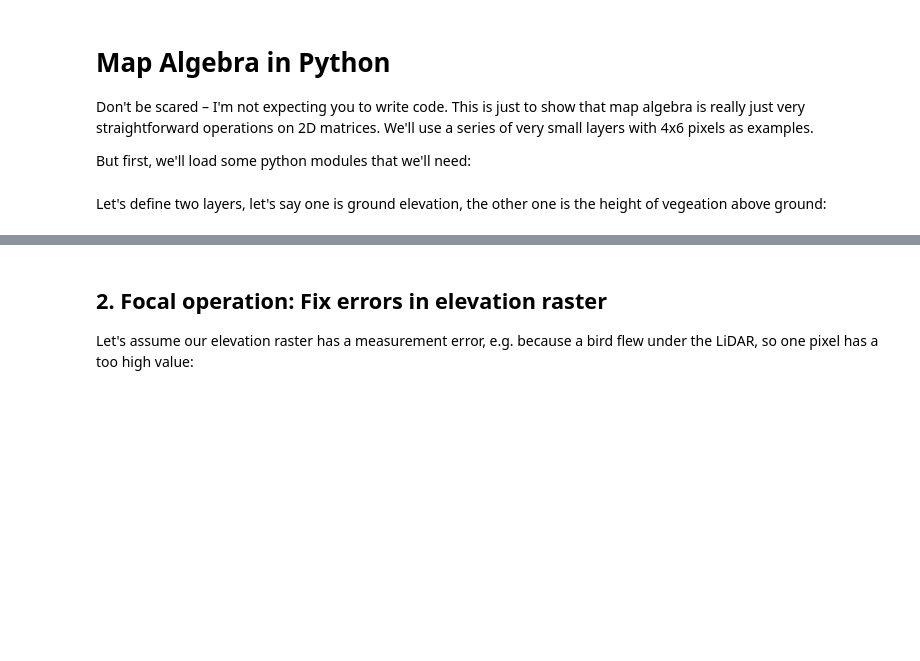
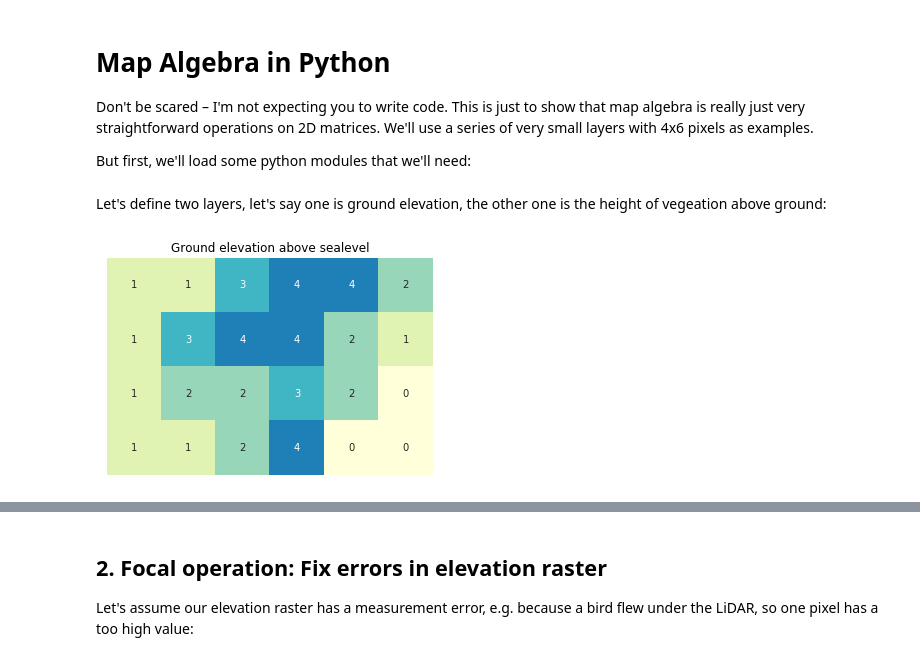
Before and after one commit to crstn/Map-Algebra-in-Python, a Jupyter notebook: Map Algebra in Python.ipynb, the cells around one changed output, grey strips where cells are left out. Drawn from its saved outputs; the diff is of its cells as text; code cells hidden in the pictures; blank space fills up the shorter version.

```diff
--- a/Map Algebra in Python.ipynb
+++ b/Map Algebra in Python.ipynb
@@ -22,5 +22,8 @@ vegetation = np.array([ [0, 1, 1, 1, 1, 2],
                        [ 0, 1, 2, 3, 4, 0],
                        [ 0, 1, 0, 1, 0, 0]])
 # %%
-sns.heatmap(elevation, annot=True, cmap="YlGnBu", vmin=0, vmax=6).set_title('Ground elevation above sealevel')
+fig = sns.heatmap(elevation, annot=True, square=True, xticklabels=False, yticklabels=False, cmap="YlGnBu", cbar=False, vmin=0, vmax=6).set_title('Ground elevation above sealevel')
+fig.figure.savefig("elevation.pdf")
+# %% [output]
+[figure, added]
 # %%
```
Also changed, not shown: parts of 13 cells of this notebook, 2 other files.
